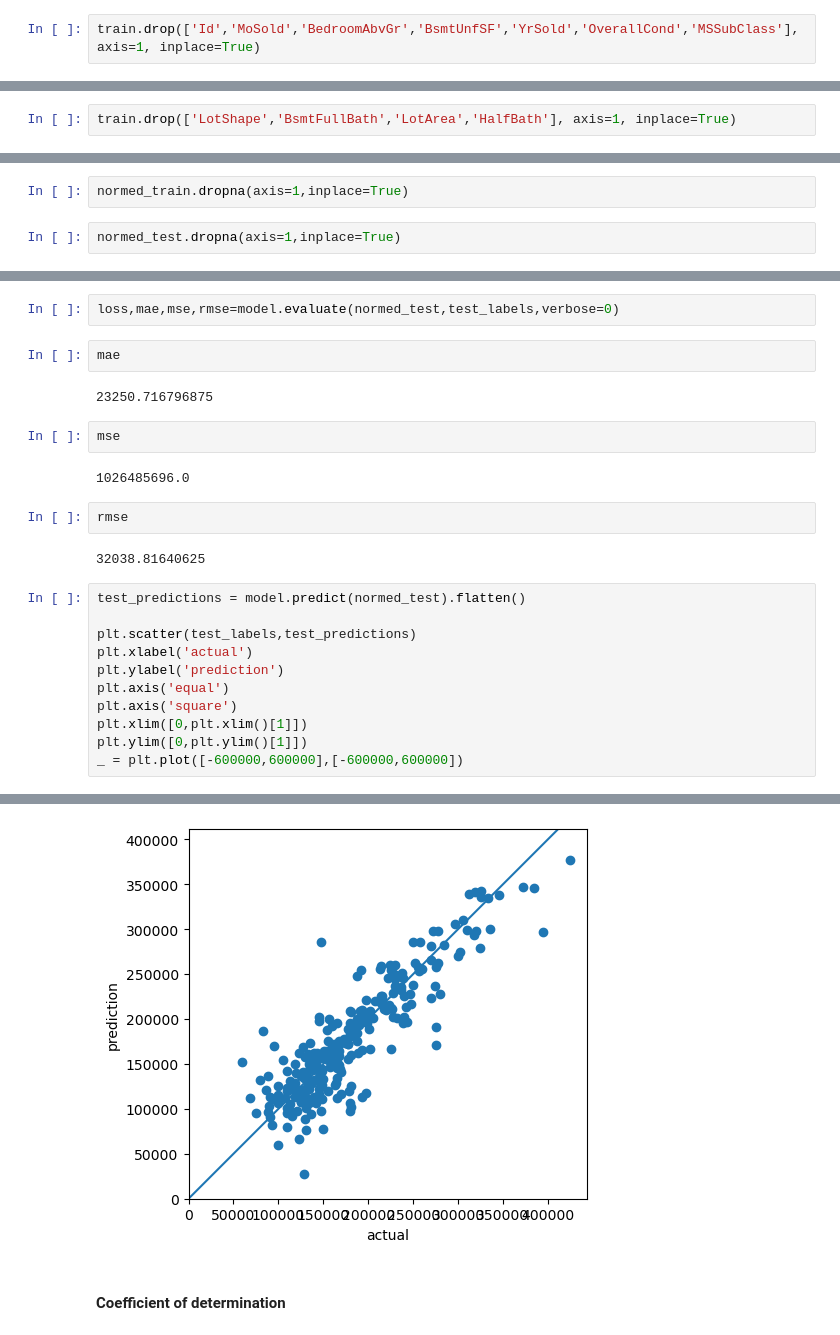
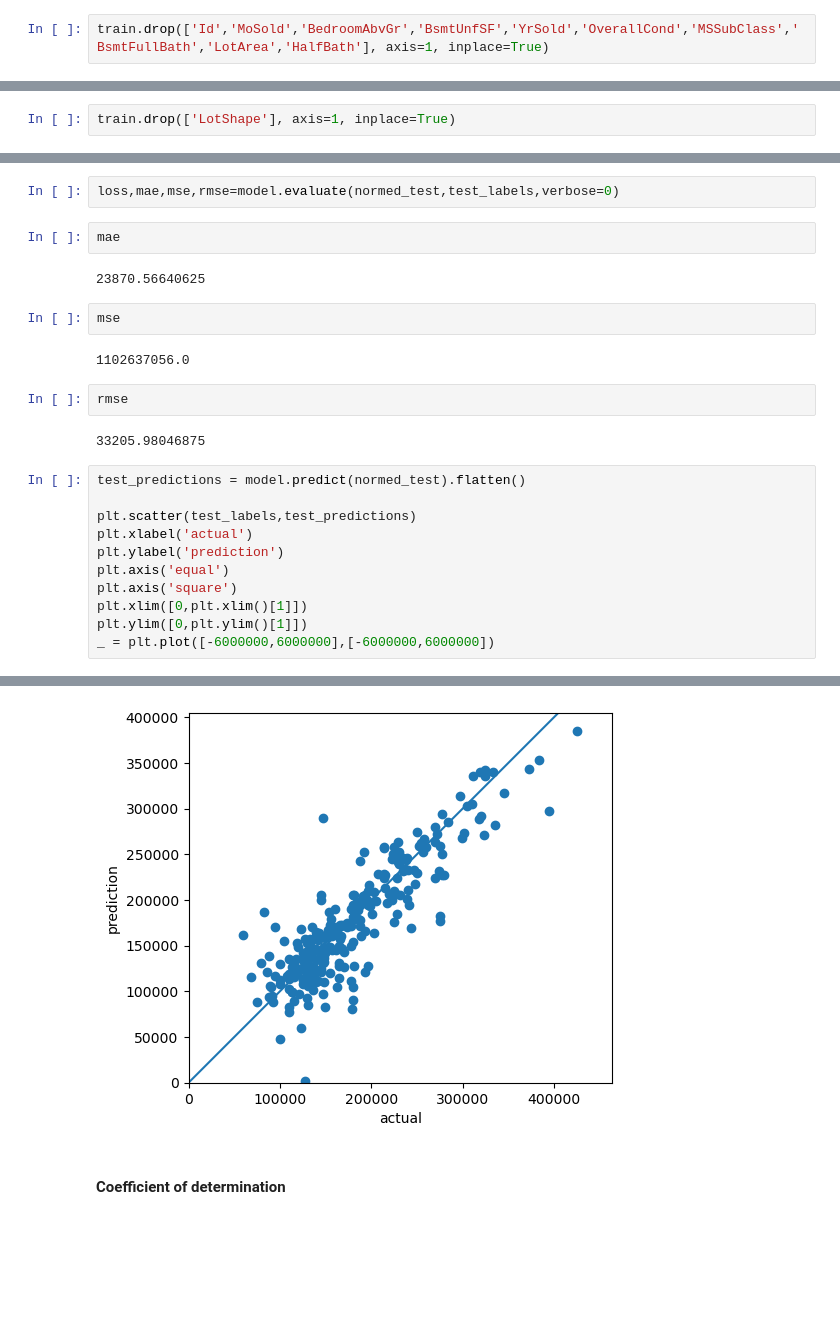
Before and after one commit to novr1512/Data-science-mini-projects, a Jupyter notebook: House_prediction_dataset/housePricePrediction.ipynb, the cells around one changed output, grey strips where cells are left out. Drawn from its saved outputs; the diff is of its cells as text; blank space fills up the shorter version.

```diff
--- a/House_prediction_dataset/housePricePrediction.ipynb
+++ b/House_prediction_dataset/housePricePrediction.ipynb
@@ -239,2 +245,2 @@ the features with correlation that is between -0.20 - 0.20 will be deleted
 # %%
-train.drop(['Id','MoSold','BedroomAbvGr','BsmtUnfSF','YrSold','OverallCond','MSSubClass'], axis=1, inplace=True)
+train.drop(['Id','MoSold','BedroomAbvGr','BsmtUnfSF','YrSold','OverallCond','MSSubClass','BsmtFullBath','LotArea','HalfBath'], axis=1, inplace=True)
@@ -309,5 +323,5 @@ heatmap.set_title('Features Correlating with sale price', fontdict={'fontsize':1
 # %%
-train.drop(['LotShape','BsmtFullBath','LotArea','HalfBath'], axis=1, inplace=True)
+train.drop(['LotShape'], axis=1, inplace=True)
 # %% [markdown]
 ### encode Categorical features
 # %%
@@ -386,7 +370,3 @@ def norm(x):
     return (x - train_stats['mean'])/train_stats['std']
 normed_train = norm(train_dataset)
 normed_test = norm(test_dataset)
-# %%
-normed_train.dropna(axis=1,inplace=True)
-# %%
-normed_test.dropna(axis=1,inplace=True)
@@ -606,15 +467,15 @@ loss,mae,mse,rmse=model.evaluate(normed_test,test_labels,verbose=0)
 # %%
 mae
 # %% [output]
-23250.716796875
+23870.56640625
 # %%
 mse
 # %% [output]
-1026485696.0
+1102637056.0
 # %%
 rmse
 # %% [output]
-32038.81640625
+33205.98046875
 # %%
 test_predictions = model.predict(normed_test).flatten()
 
@@ -625,5 +486,5 @@ plt.axis('equal')
 plt.axis('square')
 plt.xlim([0,plt.xlim()[1]])
 plt.ylim([0,plt.ylim()[1]])
-_ = plt.plot([-600000,600000],[-600000,600000])
+_ = plt.plot([-6000000,6000000],[-6000000,6000000])
 # %% [output]
@@ -631,4 +492,4 @@ _ = plt.plot([-600000,600000],[-600000,600000])
-[figure, old version]
+[figure, new version]
 # %% [markdown]
 #### Coefficient of determination
 # %%
```
Also changed, not shown: parts of 43 cells of this notebook.
